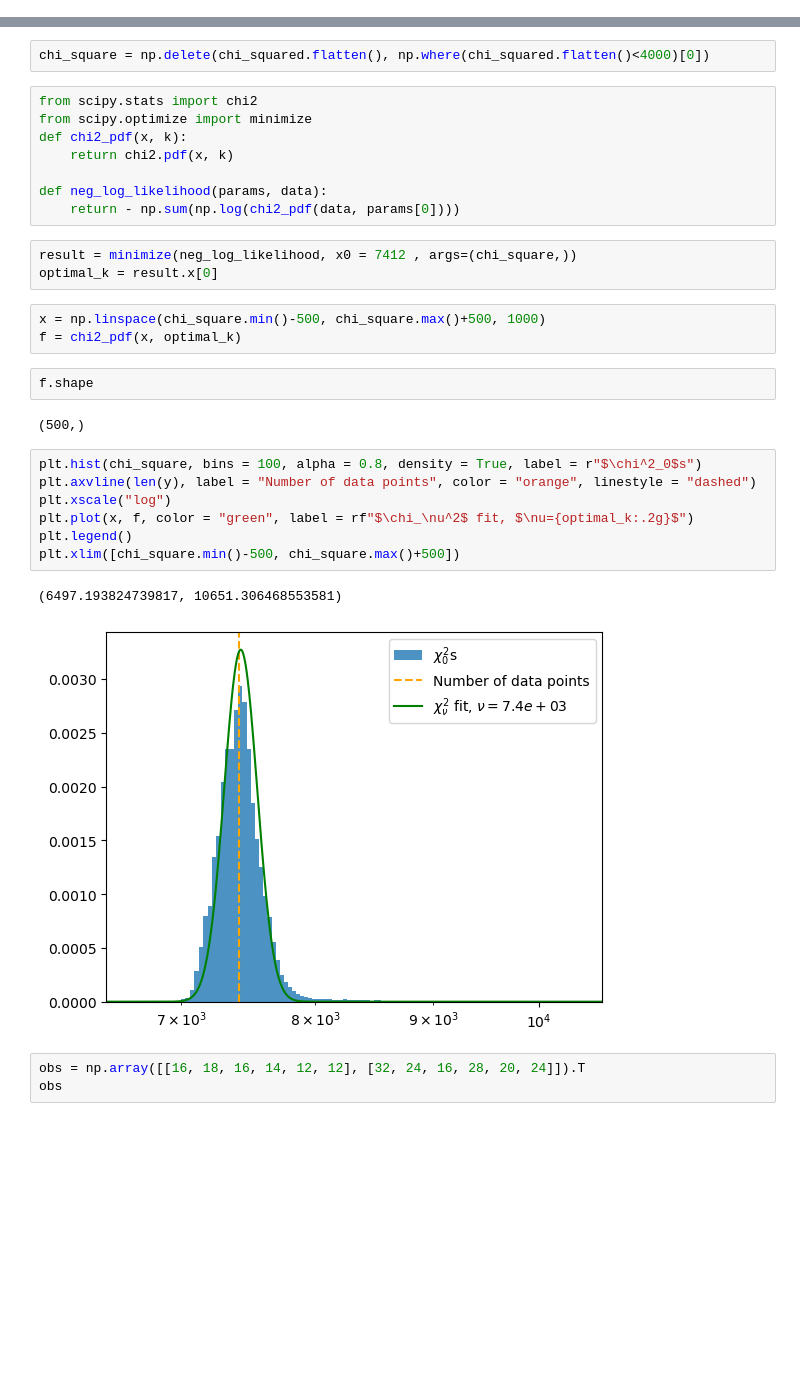
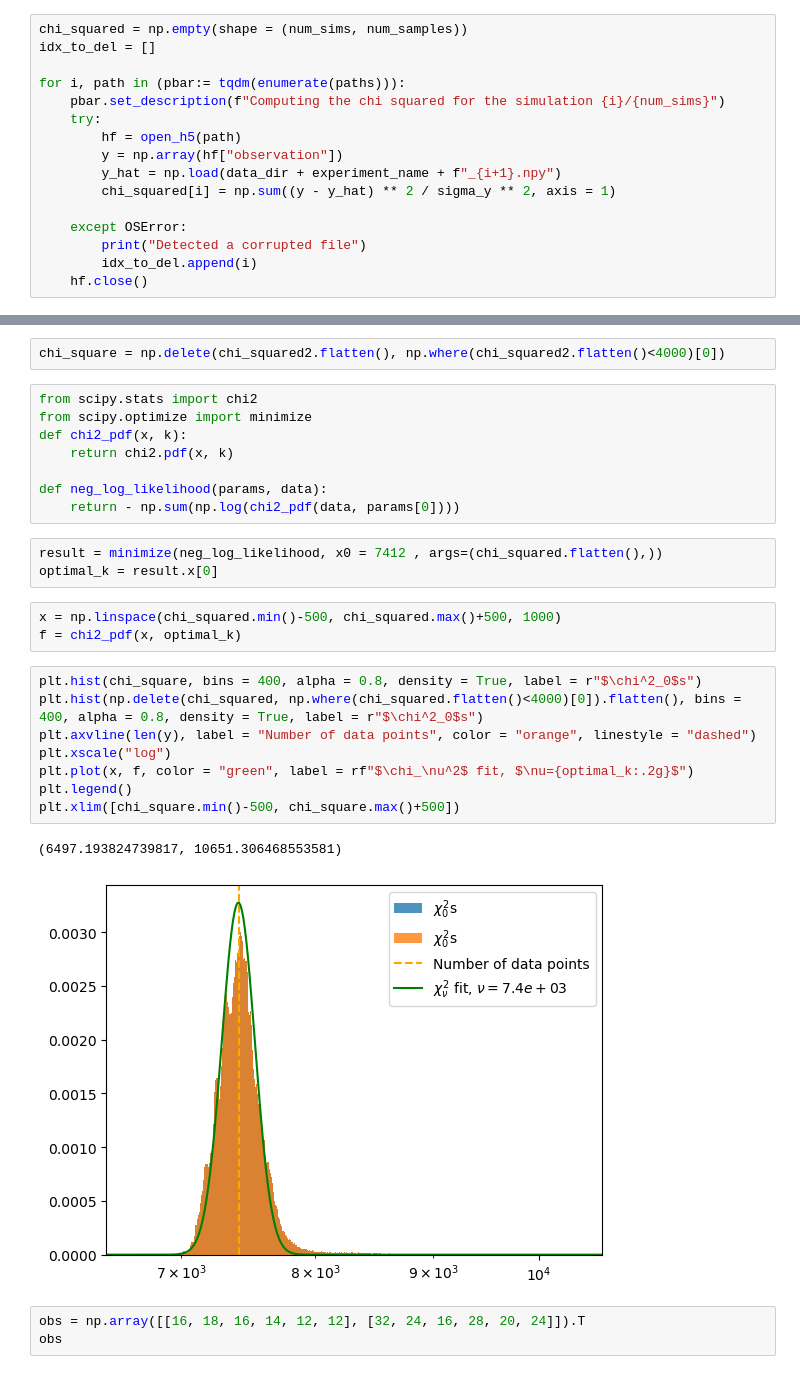
Before and after one commit to EnceladeCandy/bayesian-imaging-radio, a Jupyter notebook: notebooks/chi_squared.ipynb, the cells around one changed output, grey strips where cells are left out. Drawn from its saved outputs; the diff is of its cells as text; blank space fills up the shorter version.

```diff
--- a/notebooks/chi_squared.ipynb
+++ b/notebooks/chi_squared.ipynb
@@ -77,0 +132,16 @@ for i, path in tqdm(enumerate(paths)):
+# %%
+chi_squared = np.empty(shape = (num_sims, num_samples))
+idx_to_del = []
+
+for i, path in (pbar:= tqdm(enumerate(paths))):
+    pbar.set_description(f"Computing the chi squared for the simulation {i}/{num_sims}")
+    try:
+        hf = open_h5(path)
+        y = np.array(hf["observation"])
+        y_hat = np.load(data_dir + experiment_name + f"_{i+1}.npy")
+        chi_squared[i] = np.sum((y - y_hat) ** 2 / sigma_y ** 2, axis = 1)
+
+    except OSError:
+        print("Detected a corrupted file")
+        idx_to_del.append(i)
+    hf.close()
@@ -84,5 +230,5 @@ chi_squared.shape
 # %%
-chi_square = np.delete(chi_squared.flatten(), np.where(chi_squared.flatten()<4000)[0])
+chi_square = np.delete(chi_squared2.flatten(), np.where(chi_squared2.flatten()<4000)[0])
 # %%
 from scipy.stats import chi2
 from scipy.optimize import minimize
@@ -92,25 +238,22 @@ def chi2_pdf(x, k):
 def neg_log_likelihood(params, data):
     return - np.sum(np.log(chi2_pdf(data, params[0])))
 # %%
-result = minimize(neg_log_likelihood, x0 = 7412 , args=(chi_square,))
+result = minimize(neg_log_likelihood, x0 = 7412 , args=(chi_squared.flatten(),))
 optimal_k = result.x[0]
 # %%
-x = np.linspace(chi_square.min()-500, chi_square.max()+500, 1000)
+x = np.linspace(chi_squared.min()-500, chi_squared.max()+500, 1000)
 f = chi2_pdf(x, optimal_k)
-# %%
-f.shape
-# %% [output]
-(500,)
 # %%
-plt.hist(chi_square, bins = 100, alpha = 0.8, density = True, label = r"$\chi^2_0$s")
+plt.hist(chi_square, bins = 400, alpha = 0.8, density = True, label = r"$\chi^2_0$s")
+plt.hist(np.delete(chi_squared, np.where(chi_squared.flatten()<4000)[0]).flatten(), bins = 400, alpha = 0.8, density = True, label = r"$\chi^2_0$s")
 plt.axvline(len(y), label = "Number of data points", color = "orange", linestyle = "dashed")
 plt.xscale("log")
 plt.plot(x, f, color = "green", label = rf"$\chi_\nu^2$ fit, $\nu={optimal_k:.2g}$")
 plt.legend()
 plt.xlim([chi_square.min()-500, chi_square.max()+500])
 # %% [output]
 (6497.193824739817, 10651.306468553581)
-[figure, old version]
+[figure, new version]
 # %%
 obs = np.array([[16, 18, 16, 14, 12, 12], [32, 24, 16, 28, 20, 24]]).T
 obs
```
Also changed, not shown: parts of 22 cells of this notebook.
